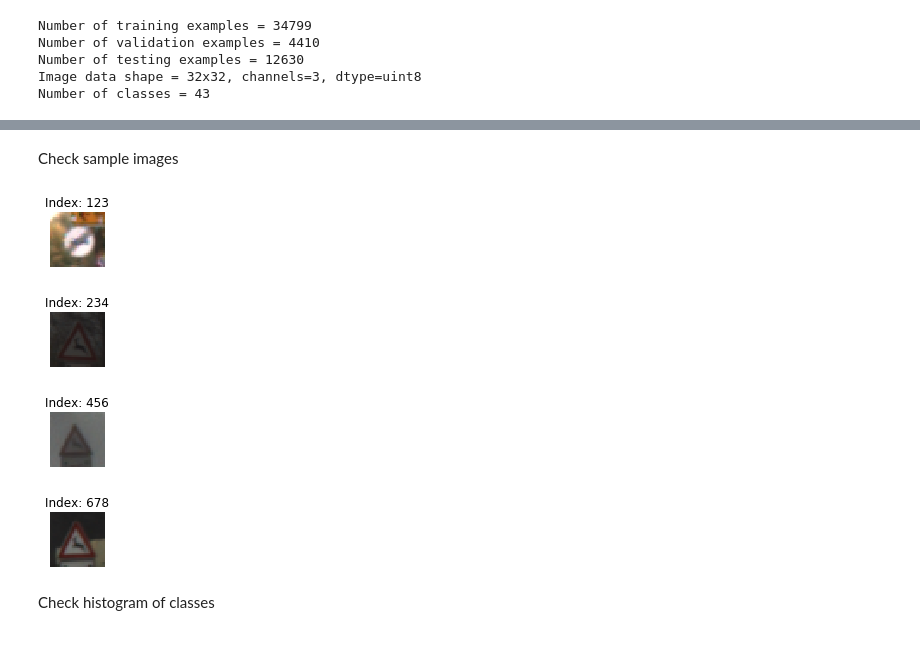
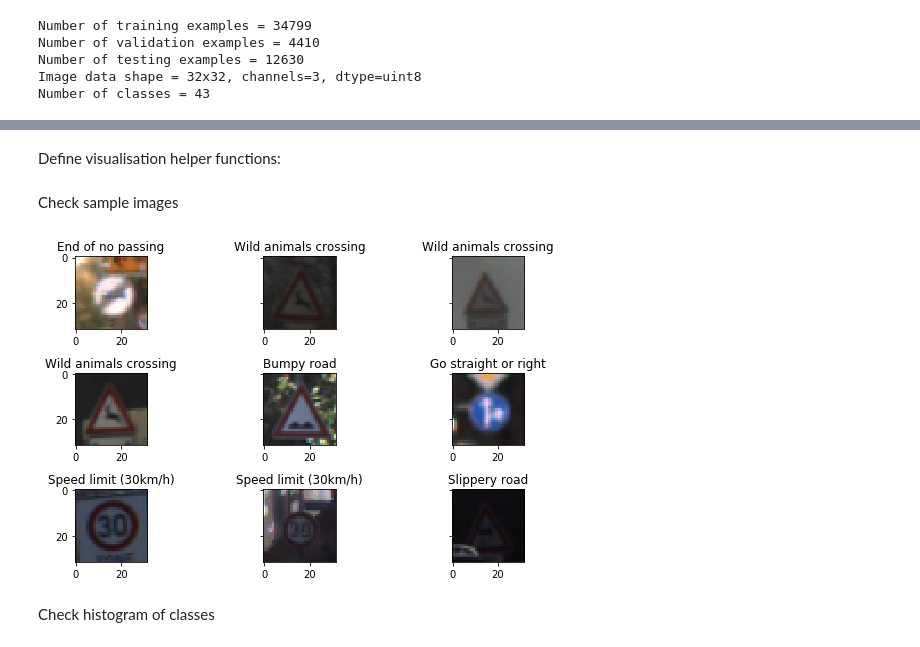
Before and after one commit to bwosh/CarND-Traffic-Sign-Classifier-Project, a Jupyter notebook: TrafficSignsClassifier.ipynb, the cells around one changed output, grey strips where cells are left out. Saved outputs shown, nothing was run; the diff lists cells and outputs as text; code cells hidden in the pictures.

```diff
--- a/TrafficSignsClassifier.ipynb
+++ b/TrafficSignsClassifier.ipynb
@@ -73,0 +81,3 @@ Number of classes = 43
+# %%
+class_to_name = pd.read_csv('./signnames.csv').set_index('ClassId').to_dict()['SignName']
+class_to_name
@@ -73,0 +102,2 @@ Number of classes = 43
+# %% [markdown]
+Define visualisation helper functions:
@@ -78,22 +116,21 @@ Check sample images
-# %%
-def preview_image(img, text):
-    plt.figure(figsize=(1,1))
-    plt.title(text)
-    plt.axis('off')
-    plt.imshow(img)
-
-def preview_image_from_dataset(dataset, index):
-    preview_image(dataset[idx], f"Index: {index}")
-
-for idx in [123,234,456,678]:
-    preview_image_from_dataset(X_train, idx)
-
-# TODO generate more images and keep them in grid
-# %% [output]
-[figure, removed]
-[figure, removed]
-[figure, removed]
-[figure, removed]
+# %%
+ids = [123,234,456,678,4789,1200,3500,2400,1800]
+images = [X_train[id] for id in ids]
+labels = [class_to_name[y_train[id]] for id in ids]
+
+def preview_images(imgs, labels, figsize=(8,5)):
+    size = int(np.sqrt(len(labels)-1))+1
+    f, axes = plt.subplots(size, size, sharey=True, figsize=figsize)
+    for x in range(size):
+        for y in range(size):
+            idx = x*size + y
+            axes[x,y].set_title(labels[idx])
+            axes[x,y].imshow(imgs[idx])
+    plt.tight_layout()
+
+preview_images(images, labels)
+# %% [output]
+[figure, added]
 # %% [markdown]
 Check histogram of classes
 # %%
```
Also changed, not shown: parts of 26 cells of this notebook, 6 other files.
